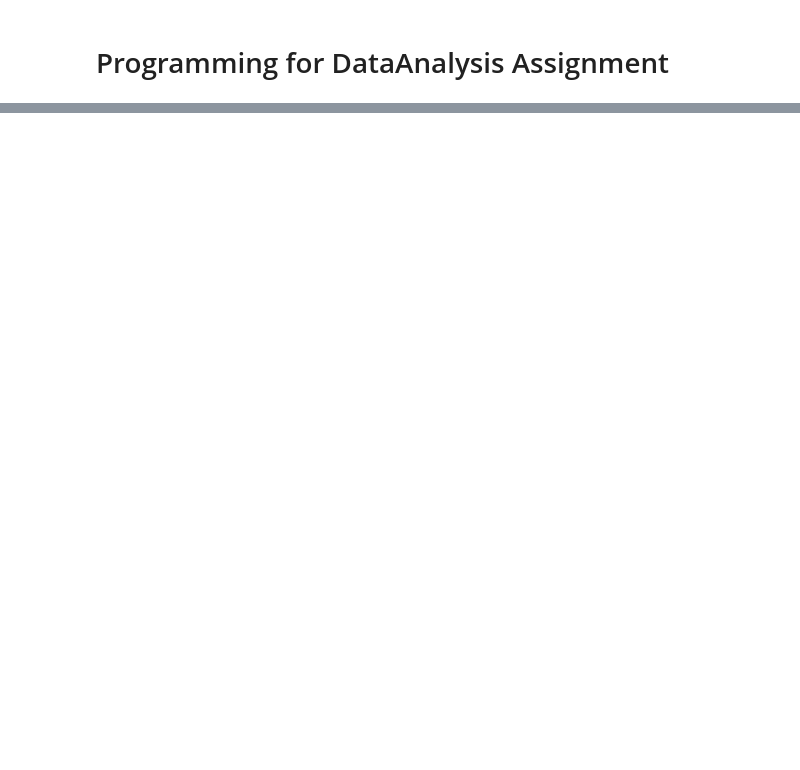
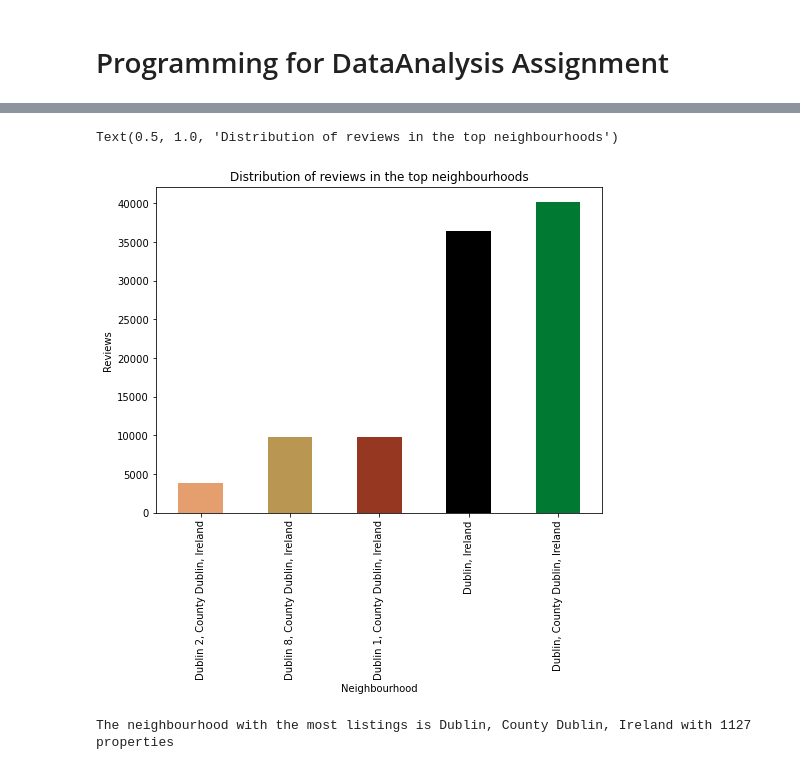
Before and after one commit to AndrewShanahan/PFDA_Assignment, a Jupyter notebook: PfDA_Assignment.ipynb, the cells around one changed output, grey strips where cells are left out. Saved outputs shown, nothing was run; the diff lists cells and outputs as text; code cells hidden in the pictures; blank space fills up the shorter version.

```diff
--- a/PfDA_Assignment.ipynb
+++ b/PfDA_Assignment.ipynb
@@ -2,0 +95,20 @@
+# %%
+neighs = df.groupby('neighbourhood')
+reviews = neighs['number_of_reviews'].sum().sort_values().tail(5)
+
+reviews.plot(kind = 'bar', color=['#e59e6d', '#ba9653', '#963821', 'black', '#007a33'], figsize = (8, 6))
+plt.xlabel('Neighbourhood')
+plt.ylabel('Reviews')
+plt.title('Distribution of reviews in the top neighbourhoods')
+# %% [output]
+Text(0.5, 1.0, 'Distribution of reviews in the top neighbourhoods')
+[figure, added]
+# %%
+res = df['neighbourhood'].value_counts()
+# We want the most common neighbourhood, thus the head of the list
+neig = res.keys().tolist()[0]
+# And also the properties it has
+n_props = res.tolist()[0]
+print("The neighbourhood with the most listings is {} with {} properties".format(neig, n_props))
+# %% [output]
+The neighbourhood with the most listings is Dublin, County Dublin, Ireland with 1127 properties
```
Also changed, not shown: parts of 35 cells of this notebook, 2 other files.
